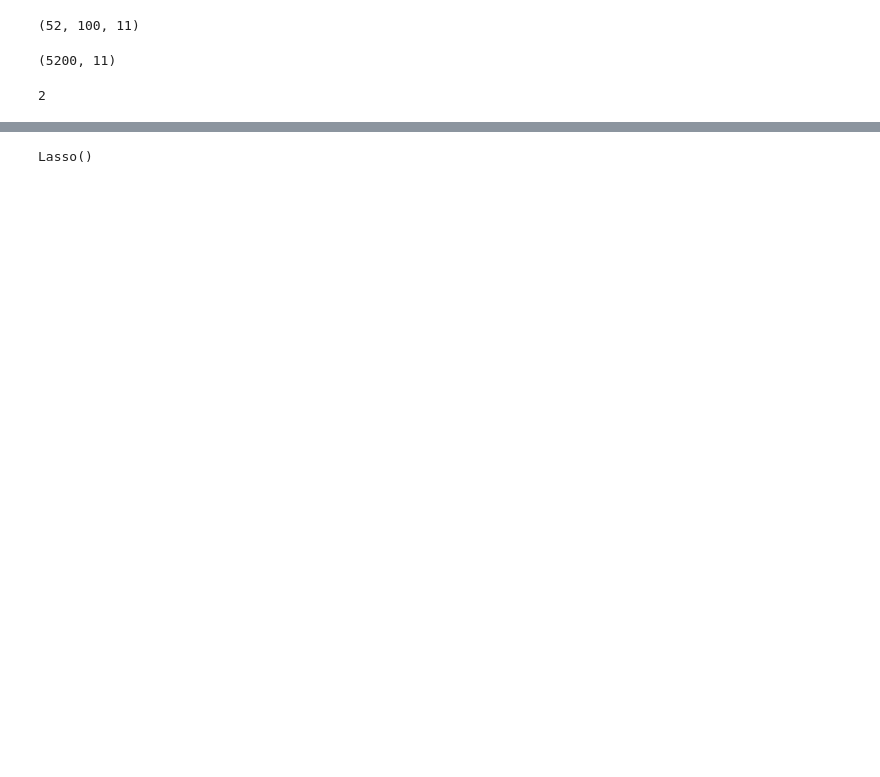
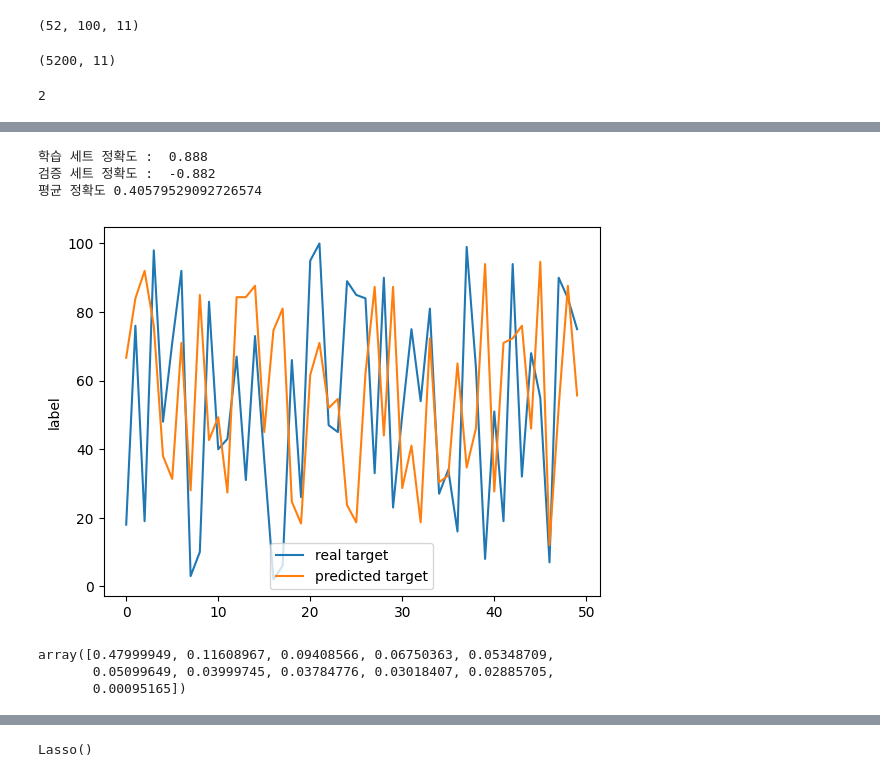
Before and after one commit to CG05/BillboardAnalitics, a Jupyter notebook: modeltest/test2022.ipynb, the cells around one changed output, grey strips where cells are left out. Cells and saved outputs as stored; diff of their text form; code cells hidden in the pictures; blank space fills up the shorter version.

```diff
--- a/modeltest/test2022.ipynb
+++ b/modeltest/test2022.ipynb
@@ -347,0 +379,46 @@ X_train, X_test, y_train, y_test = train_test_split(X, y, test_size=0.2, shuffle
+# %%
+n_component_size = 5
+pca = PCA(n_components=n_component_size)
+
+X_train_pca = pca.fit_transform(X_train)
+X_test_pca = pca.fit_transform(X_test)
+# %%
+from sklearn.neighbors import KNeighborsRegressor
+from sklearn.model_selection import cross_val_score
+
+model = KNeighborsRegressor(n_neighbors=3)
+model.fit(X_train_pca, y_train)
+
+y_predicted = model.predict(X_test_pca)
+
+train_score = model.score(X_train_pca, y_train)
+test_score = model.score(X_test_pca, y_test)
+
+print('학습 세트 정확도 : ', round(train_score, 3))
+print('검증 세트 정확도 : ', round(test_score, 3))
+print("평균 정확도", np.mean(cross_val_score(model, X_train_pca, y_train, cv=5)))
+# %% [output]
+학습 세트 정확도 :  0.888
+검증 세트 정확도 :  -0.882
+평균 정확도 0.40579529092726574
+# %%
+number_of_sample = 50
+
+plt.plot(range(number_of_sample), y_test[:number_of_sample], label='real target')
+plt.plot(range(number_of_sample), y_predicted[:number_of_sample], label='predicted target')
+plt.ylabel('label')
+plt.legend()
+plt.show()
+# %% [output]
+[figure, added]
+# %%
+from sklearn.discriminant_analysis import LinearDiscriminantAnalysis
+
+lda = LinearDiscriminantAnalysis()
+y_train_int = y_train.astype(int)
+lda.fit(X_train, y_train_int)
+lda.explained_variance_ratio_
+# %% [output]
+array([0.47999949, 0.11608967, 0.09408566, 0.06750363, 0.05348709,
+       0.05099649, 0.03999745, 0.03784776, 0.03018407, 0.02885705,
+       0.00095165])
```
Also changed, not shown: parts of 13 cells of this notebook, 2 other files.
